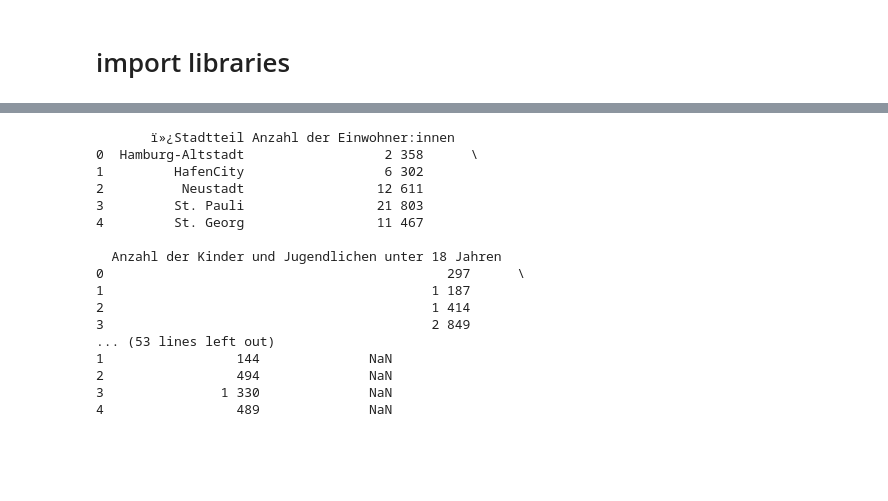
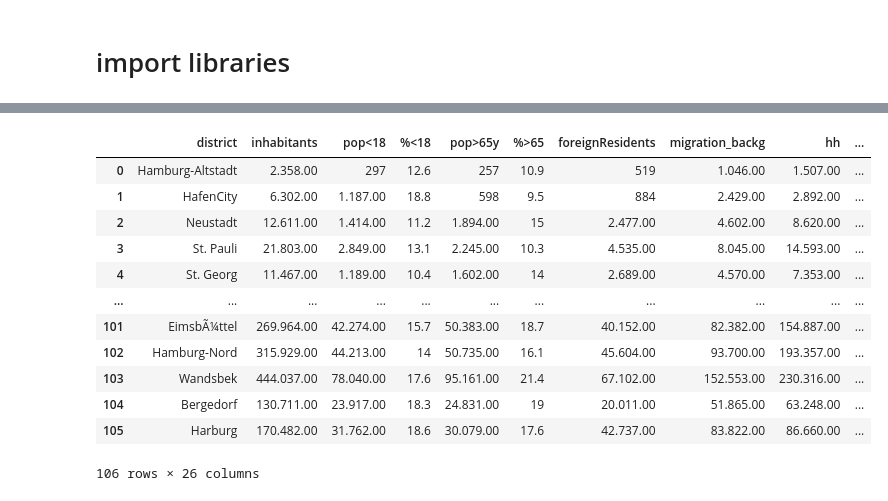
Before and after one commit to CharlotteGIS/egm722_project, a Jupyter notebook: my_project.ipynb, the cells around one changed output, grey strips where cells are left out. Saved outputs shown, nothing was run; the diff lists cells and outputs as text; code cells hidden in the pictures; blank space fills up the shorter version.

Commit message:
further cleaning of socioeomonic data and calculation of statistics

```diff
--- a/my_project.ipynb
+++ b/my_project.ipynb
@@ -13,9 +16,7 @@ import osmnx
 # %%
 # load the necessary data here and transform to a UTM projection
 admin = gpd.read_file("C:/Users/charl/OneDrive/Desktop/ulster/EGM722_programming/git/egm722_project/data/Stadtteile_Hamburg.shp")
-stats = pd.read_csv("C:/Users/charl/OneDrive/Desktop/ulster/EGM722_programming/git/egm722_project/data/Stadtteilprofile2022.csv",encoding="Latin-1", delimiter=";" )
-#noise = pd.read_gml("C:/Users/charl/OneDrive/Desktop/ulster/EGM722_programming/git/egm722_project/data/laermkarten_HH_2018-11-19.gml" )
-
-print(admin.head())
-print(stats.head())
+stats = pd.read_csv("C:/Users/charl/OneDrive/Desktop/ulster/EGM722_programming/git/egm722_project/data/statistics_HH21.csv",encoding="Latin-1", delimiter=";",decimal="." )
+admin
+#print(stats.head())
 # %% [output]
@@ -39,22 +36,18 @@ print(stats.head())
 # %%
-#drop unecessary columns
-stats = stats.drop(stats.columns[[12,13]], axis=1) # df.columns is zero-based pd.Index
-#print(stats.head())
+#rename columns
+stats.columns = ['district','inhabitants', 'pop<18','%<18', 'pop>65y','%>65', 'foreignResidents', 'migration_backg', 'hh','pp_size','hh_kids', '%hh_kids','areakm2', 'pop_density','working_pop', '%working_pop', 'unemployed','%unemployed','unemployed<18','%unemployed<18', 'unemployed>65', '%unemployed>65','social_benefits', '%social_benefits','social_housing', '%social_housing']
+stats
 # %% [output]
+|  | district | inhabitants | pop<18 | %<18 | pop>65y | %>65 | foreignResidents | migration_backg | hh | ... |
+| 0 | Hamburg-Altstadt | 2.358.00 | 297 | 12.6 | 257 | 10.9 | 519 | 1.046.00 | 1.507.00 | ... |
+| 1 | HafenCity | 6.302.00 | 1.187.00 | 18.8 | 598 | 9.5 | 884 | 2.429.00 | 2.892.00 | ... |
+| 2 | Neustadt | 12.611.00 | 1.414.00 | 11.2 | 1.894.00 | 15 | 2.477.00 | 4.602.00 | 8.620.00 | ... |
+| 3 | St. Pauli | 21.803.00 | 2.849.00 | 13.1 | 2.245.00 | 10.3 | 4.535.00 | 8.045.00 | 14.593.00 | ... |
+| 4 | St. Georg | 11.467.00 | 1.189.00 | 10.4 | 1.602.00 | 14 | 2.689.00 | 4.570.00 | 7.353.00 | ... |
+| ... | ... | ... | ... | ... | ... | ... | ... | ... | ... | ... |
+| 101 | EimsbÃ¼ttel | 269.964.00 | 42.274.00 | 15.7 | 50.383.00 | 18.7 | 40.152.00 | 82.382.00 | 154.887.00 | ... |
+| 102 | Hamburg-Nord | 315.929.00 | 44.213.00 | 14 | 50.735.00 | 16.1 | 45.604.00 | 93.700.00 | 193.357.00 | ... |
+| 103 | Wandsbek | 444.037.00 | 78.040.00 | 17.6 | 95.161.00 | 21.4 | 67.102.00 | 152.553.00 | 230.316.00 | ... |
+| 104 | Bergedorf | 130.711.00 | 23.917.00 | 18.3 | 24.831.00 | 19 | 20.011.00 | 51.865.00 | 63.248.00 | ... |
+| 105 | Harburg | 170.482.00 | 31.762.00 | 18.6 | 30.079.00 | 17.6 | 42.737.00 | 83.822.00 | 86.660.00 | ... |
-       ï»¿Stadtteil Anzahl der Einwohner:innen
-0  Hamburg-Altstadt                  2 358      \
-1         HafenCity                  6 302
-2          Neustadt                 12 611
-3         St. Pauli                 21 803
-4         St. Georg                 11 467
-
-  Anzahl der Kinder und Jugendlichen unter 18 Jahren
-0                                            297      \
-1                                          1 187
-2                                          1 414
-3                                          2 849
-... (53 lines left out)
-1                 144              NaN
-2                 494              NaN
-3               1 330              NaN
-4                 489              NaN
+106 rows × 26 columns
```
Also changed, not shown: parts of 10 cells of this notebook, 12 other files.
